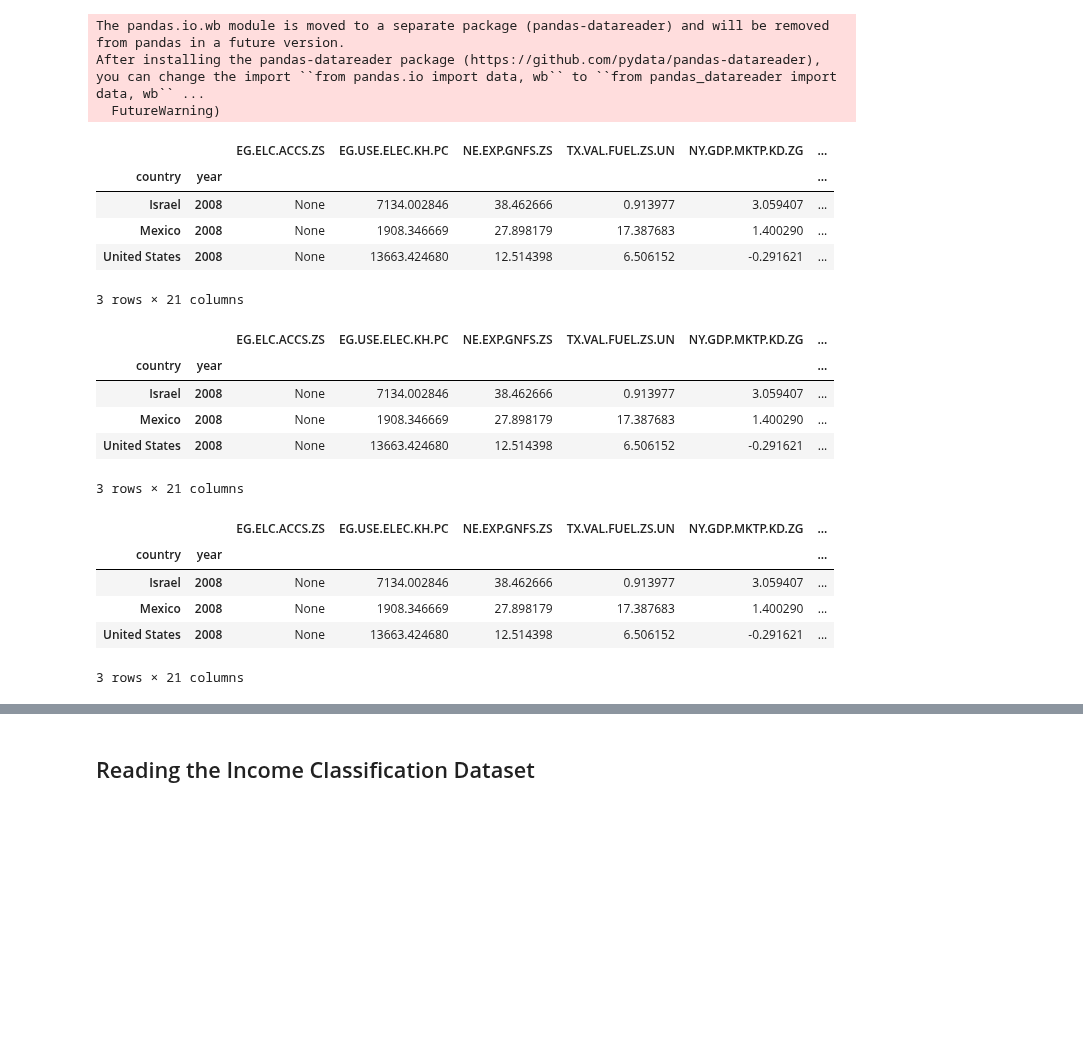
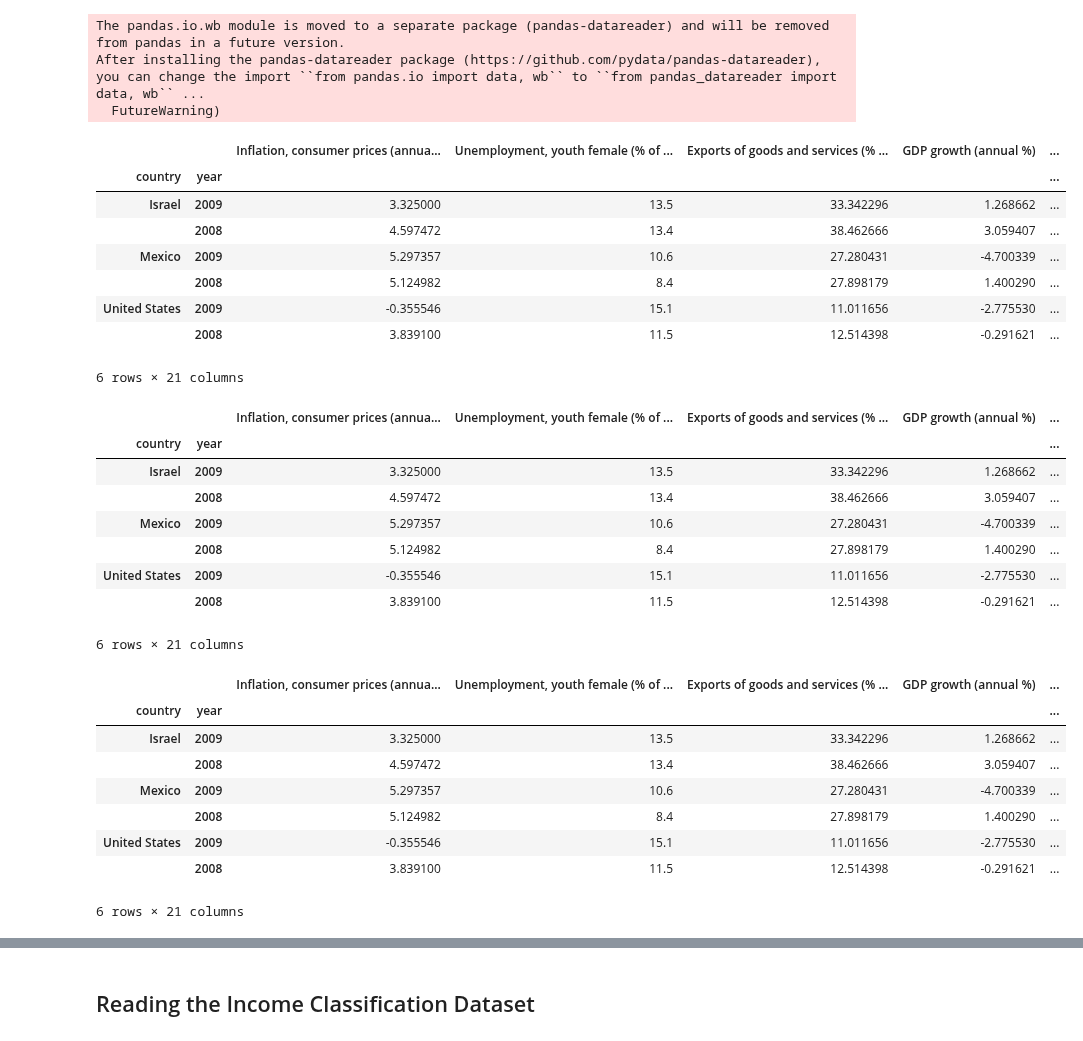
Before and after one commit to acrola/WorkShopDS, a Jupyter notebook: Project-Notebook.ipynb, the cells around one changed output, grey strips where cells are left out. Cells and saved outputs as stored; diff of their text form; code cells hidden in the pictures; blank space fills up the shorter version.

```diff
--- a/Project-Notebook.ipynb
+++ b/Project-Notebook.ipynb
@@ -16,34 +16,58 @@ The pandas.io.wb module is moved to a separate package (pandas-datareader) and w
 After installing the pandas-datareader package (https://github.com/pydata/pandas-datareader), you can change the import ``from pandas.io import data, wb`` to ``from pandas_datareader import data, wb`` ...
   FutureWarning)
 # %%
-indicators_dict = {}
-avi_indicators = ['EG.ELC.ACCS.ZS', 'EG.USE.ELEC.KH.PC', 'NE.EXP.GNFS.ZS', 'TX.VAL.FUEL.ZS.UN', 'NY.GDP.MKTP.KD.ZG',\
-             'NE.IMP.GNFS.ZS', 'FP.CPI.TOTL.ZG', 'SL.TLF.CACT.FE.ZS','SL.TLF.CACT.MA.ZS', 'SL.TLF.CACT.ZS',\
-             'SP.DYN.LE00.FE.IN', 'SP.DYN.LE00.MA.IN', 'EN.POP.DNST', 'SP.POP.GROW', 'IT.MLT.MAIN.P2',\
-                  'SL.UEM.TOTL.FE.ZS','SL.UEM.TOTL.MA.ZS', 'SL.UEM.TOTL.ZS', 'SL.UEM.1524.FE.ZS',\
-                  'SL.UEM.1524.MA.ZS', 'SL.UEM.1524.ZS']
-noa_indicators = []
-yossi_indicators = []
-indicators = avi_indicators + noa_indicators + yossi_indicators
+indicators_dict = {
+    'EG.ELC.ACCS.ZS': 'Access to electricity (% of population)', \
+    'EG.USE.ELEC.KH.PC': 'Electric power consumption (kWh per capita)', \
+    'NE.EXP.GNFS.ZS': 'Exports of goods and services (% of GDP)', \
+    'TX.VAL.FUEL.ZS.UN': 'Fuel exports (% of merchandise exports)', \
+    'NY.GDP.MKTP.KD.ZG': 'GDP growth (annual %)', \
+    'NE.IMP.GNFS.ZS': 'Imports of goods and services (% of GDP)', \
+    'FP.CPI.TOTL.ZG': 'Inflation, consumer prices (annual %)', \
+    'SL.TLF.CACT.FE.ZS': 'Labor force participation rate, female (% of female population ages 15+) (modeled ILO estimate)', \
+    'SL.TLF.CACT.MA.ZS': 'Labor force participation rate, male (% of male population ages 15+) (modeled ILO estimate)', \
+    'SL.TLF.CACT.ZS': 'Labor force participation rate, total (% of total population ages 15+) (modeled ILO estimate)', \
+    'SP.DYN.LE00.FE.IN': 'Life expectancy at birth, female (years)', \
+    'SP.DYN.LE00.MA.IN': 'Life expectancy at birth, male (years)', \
+    'EN.POP.DNST': 'Population density (people per sq. km of land area)', \
+    'SP.POP.GROW': 'Population growth (annual %)', \
+    'IT.MLT.MAIN.P2': 'Telephone lines (per 100 people)', \
+    'SL.UEM.TOTL.FE.ZS': 'Uennemploymt, female (% of female labor force) (modeled ILO estimate)', \
+    'SL.UEM.TOTL.MA.ZS': 'Unemployment, male (% of male labor force) (modeled ILO estimate)', \
+    'SL.UEM.TOTL.ZS': 'Unemployment, total (% of total labor force) (modeled ILO estimate)', \
+    'SL.UEM.1524.FE.ZS': 'Unemployment, youth female (% of female labor force ages 15-24) (modeled ILO estimate)', \
+    'SL.UEM.1524.MA.ZS': 'Unemployment, youth male (% of male labor force ages 15-24) (modeled ILO estimate)', \
+    'SL.UEM.1524.ZS': 'Unemployment, youth total (% of total labor force ages 15-24) (modeled ILO estimate)'
+}
 country = ['US', 'IL', 'MX']
-df = wb.download(indicator=indicators, country=country, start=2008, end=2008)
+df = wb.download(indicator=indicators_dict.keys(), country=country, start=2008, end=2009)
+df.rename(columns=indicators_dict, inplace=True)
 df[:30]
 # %% [output]
-|  |  | EG.ELC.ACCS.ZS | EG.USE.ELEC.KH.PC | NE.EXP.GNFS.ZS | TX.VAL.FUEL.ZS.UN | NY.GDP.MKTP.KD.ZG | ... |
-| country | year |  |  |  |  |  | ... |
-| Israel | 2008 | None | 7134.002846 | 38.462666 | 0.913977 | 3.059407 | ... |
-| Mexico | 2008 | None | 1908.346669 | 27.898179 | 17.387683 | 1.400290 | ... |
-| United States | 2008 | None | 13663.424680 | 12.514398 | 6.506152 | -0.291621 | ... |
+|  |  | Inflation, consumer prices (annua... | Unemployment, youth female (% of ... | Exports of goods and services (% ... | GDP growth (annual %) | ... |
+| country | year |  |  |  |  | ... |
+| Israel | 2009 | 3.325000 | 13.5 | 33.342296 | 1.268662 | ... |
+|  | 2008 | 4.597472 | 13.4 | 38.462666 | 3.059407 | ... |
+| Mexico | 2009 | 5.297357 | 10.6 | 27.280431 | -4.700339 | ... |
+|  | 2008 | 5.124982 | 8.4 | 27.898179 | 1.400290 | ... |
+| United States | 2009 | -0.355546 | 15.1 | 11.011656 | -2.775530 | ... |
+|  | 2008 | 3.839100 | 11.5 | 12.514398 | -0.291621 | ... |
-3 rows × 21 columns
+6 rows × 21 columns
-|  |  | EG.ELC.ACCS.ZS | EG.USE.ELEC.KH.PC | NE.EXP.GNFS.ZS | TX.VAL.FUEL.ZS.UN | NY.GDP.MKTP.KD.ZG | ... |
-| country | year |  |  |  |  |  | ... |
-| Israel | 2008 | None | 7134.002846 | 38.462666 | 0.913977 | 3.059407 | ... |
-| Mexico | 2008 | None | 1908.346669 | 27.898179 | 17.387683 | 1.400290 | ... |
-| United States | 2008 | None | 13663.424680 | 12.514398 | 6.506152 | -0.291621 | ... |
+|  |  | Inflation, consumer prices (annua... | Unemployment, youth female (% of ... | Exports of goods and services (% ... | GDP growth (annual %) | ... |
+| country | year |  |  |  |  | ... |
+| Israel | 2009 | 3.325000 | 13.5 | 33.342296 | 1.268662 | ... |
+|  | 2008 | 4.597472 | 13.4 | 38.462666 | 3.059407 | ... |
+| Mexico | 2009 | 5.297357 | 10.6 | 27.280431 | -4.700339 | ... |
+|  | 2008 | 5.124982 | 8.4 | 27.898179 | 1.400290 | ... |
+| United States | 2009 | -0.355546 | 15.1 | 11.011656 | -2.775530 | ... |
+|  | 2008 | 3.839100 | 11.5 | 12.514398 | -0.291621 | ... |
-3 rows × 21 columns
+6 rows × 21 columns
-|  |  | EG.ELC.ACCS.ZS | EG.USE.ELEC.KH.PC | NE.EXP.GNFS.ZS | TX.VAL.FUEL.ZS.UN | NY.GDP.MKTP.KD.ZG | ... |
-| country | year |  |  |  |  |  | ... |
-| Israel | 2008 | None | 7134.002846 | 38.462666 | 0.913977 | 3.059407 | ... |
-| Mexico | 2008 | None | 1908.346669 | 27.898179 | 17.387683 | 1.400290 | ... |
-| United States | 2008 | None | 13663.424680 | 12.514398 | 6.506152 | -0.291621 | ... |
+|  |  | Inflation, consumer prices (annua... | Unemployment, youth female (% of ... | Exports of goods and services (% ... | GDP growth (annual %) | ... |
+| country | year |  |  |  |  | ... |
+| Israel | 2009 | 3.325000 | 13.5 | 33.342296 | 1.268662 | ... |
+|  | 2008 | 4.597472 | 13.4 | 38.462666 | 3.059407 | ... |
+| Mexico | 2009 | 5.297357 | 10.6 | 27.280431 | -4.700339 | ... |
+|  | 2008 | 5.124982 | 8.4 | 27.898179 | 1.400290 | ... |
+| United States | 2009 | -0.355546 | 15.1 | 11.011656 | -2.775530 | ... |
+|  | 2008 | 3.839100 | 11.5 | 12.514398 | -0.291621 | ... |
-3 rows × 21 columns
+6 rows × 21 columns
```
Also changed, not shown: parts of 1 cell of this notebook.
